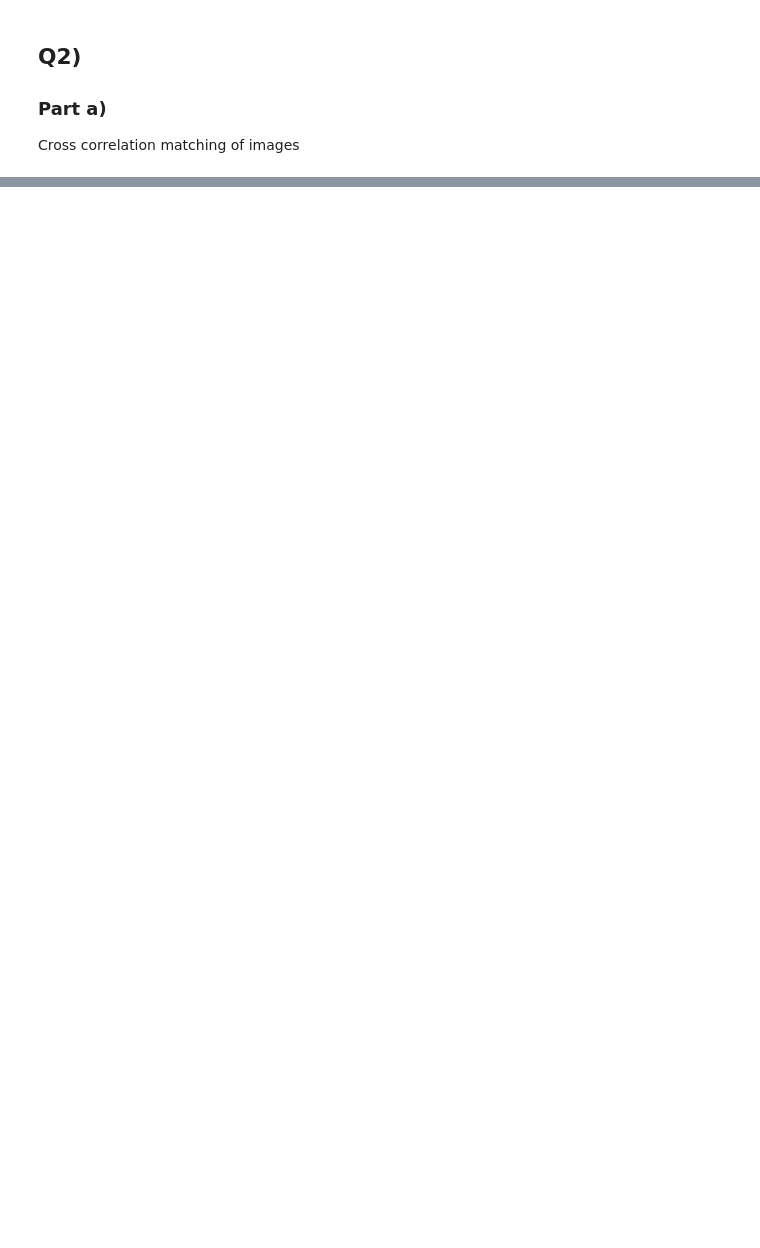
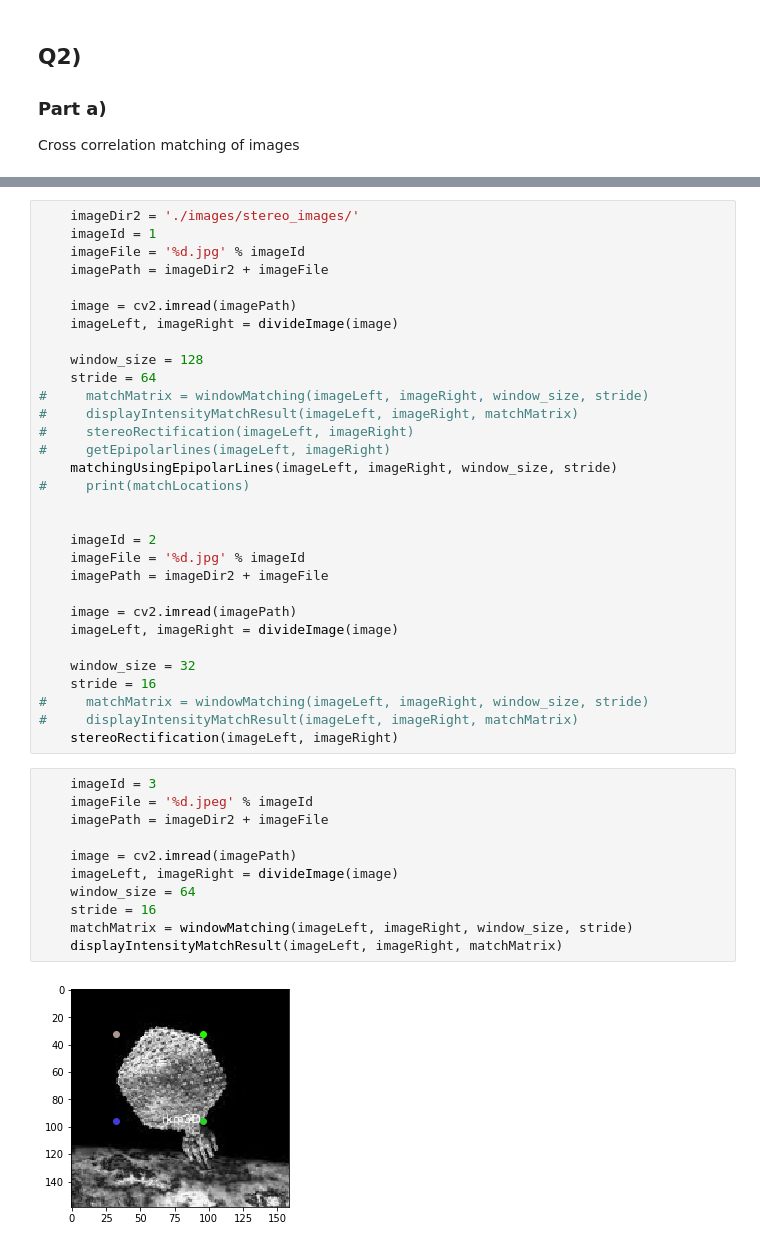
Before and after one commit to RahulSajnani/Computer-vision, a Jupyter notebook: 20171056_Assignment2/20171056_Assignment_2.ipynb, the cells around one changed output, grey strips where cells are left out. Cells and saved outputs as stored; diff of their text form; blank space fills up the shorter version.

Commit message:
Patch matching and greedy line solution done

```diff
--- a/20171056_Assignment2/20171056_Assignment_2.ipynb
+++ b/20171056_Assignment2/20171056_Assignment_2.ipynb
@@ -265,0 +475,44 @@ def windowMatching(img1, img2, window_size = 32):
+# %%
+    imageDir2 = './images/stereo_images/'
+    imageId = 1
+    imageFile = '%d.jpg' % imageId
+    imagePath = imageDir2 + imageFile
+
+    image = cv2.imread(imagePath)
+    imageLeft, imageRight = divideImage(image)
+
+    window_size = 128
+    stride = 64
+#     matchMatrix = windowMatching(imageLeft, imageRight, window_size, stride)
+#     displayIntensityMatchResult(imageLeft, imageRight, matchMatrix)
+#     stereoRectification(imageLeft, imageRight)
+#     getEpipolarlines(imageLeft, imageRight)
+    matchingUsingEpipolarLines(imageLeft, imageRight, window_size, stride)
+#     print(matchLocations)
+
+
+    imageId = 2
+    imageFile = '%d.jpg' % imageId
+    imagePath = imageDir2 + imageFile
+
+    image = cv2.imread(imagePath)
+    imageLeft, imageRight = divideImage(image)
+
+    window_size = 32
+    stride = 16
+#     matchMatrix = windowMatching(imageLeft, imageRight, window_size, stride)
+#     displayIntensityMatchResult(imageLeft, imageRight, matchMatrix)
+    stereoRectification(imageLeft, imageRight)
+# %%
+    imageId = 3
+    imageFile = '%d.jpeg' % imageId
+    imagePath = imageDir2 + imageFile
+
+    image = cv2.imread(imagePath)
+    imageLeft, imageRight = divideImage(image)
+    window_size = 64
+    stride = 16
+    matchMatrix = windowMatching(imageLeft, imageRight, window_size, stride)
+    displayIntensityMatchResult(imageLeft, imageRight, matchMatrix)
+# %% [output]
+[figure, added]
```
Also changed, not shown: parts of 12 cells of this notebook.
